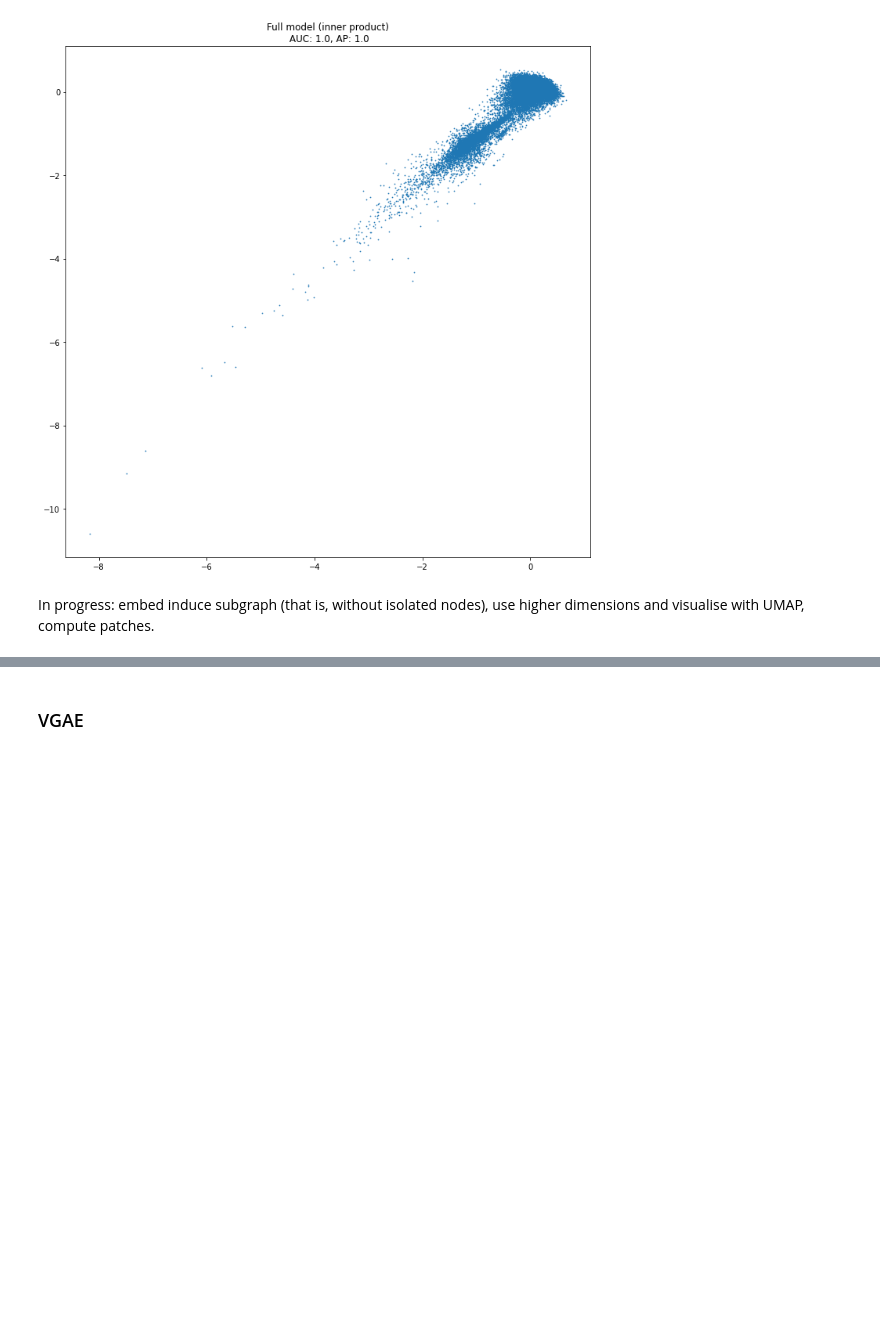
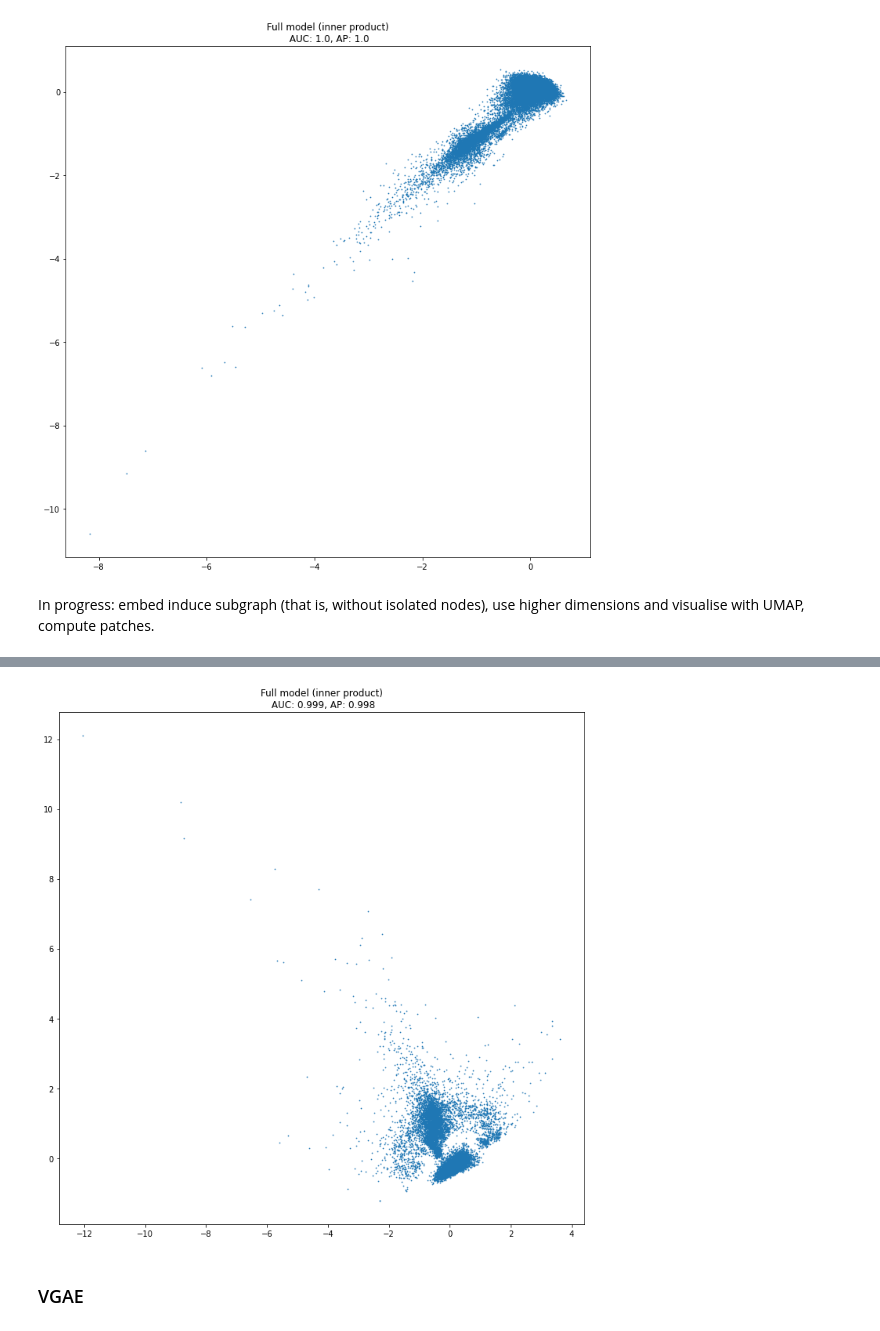
Before and after one commit to OxfordRSE/L2Gv2, a Jupyter notebook: embedding.ipynb, the cells around one changed output, grey strips where cells are left out. Saved outputs shown, nothing was run; the diff lists cells and outputs as text; code cells hidden in the pictures; blank space fills up the shorter version.

```diff
--- a/embedding.ipynb
+++ b/embedding.ipynb
@@ -107,0 +115,7 @@ In progress: embed induce subgraph (that is, without isolated nodes), use higher
+# %%
+test_data = Data(x=speye(new_edges.shape[1]), edge_index=torch.tensor(new_edges))
+neg_edges = tg.utils.negative_sampling(test_data.edge_index, num_nodes=test_data.num_nodes)
+# %%
+model = GAE(encoder=GAEconv(2, test_data.num_node_features))
+# %%
+model = train(test_data, model, loss_fun=GAE_loss, num_epochs=200)
@@ -108,3 +140,13 @@ In progress: embed induce subgraph (that is, without isolated nodes), use higher
+# %%
+with torch.no_grad():
+    coord_ip = model.encode(test_data).numpy()
+# %%
+fig, ax = plt.subplots(1, 1, figsize=(12,12))
+ax.scatter(coord_ip[:, 0], coord_ip[:, 1], c=test_data.y, s=0.5)
+auc, ap = model.test(torch.tensor(coord_ip), test_data.edge_index, neg_edges)
+t = plt.title(f'Full model (inner product)\n AUC: {auc:.3}, AP: {ap:.3}')
+# %% [output]
+[figure, added]
 # %% [markdown]
 ### VGAE
 # %%
```
Also changed, not shown: parts of 13 cells of this notebook.
